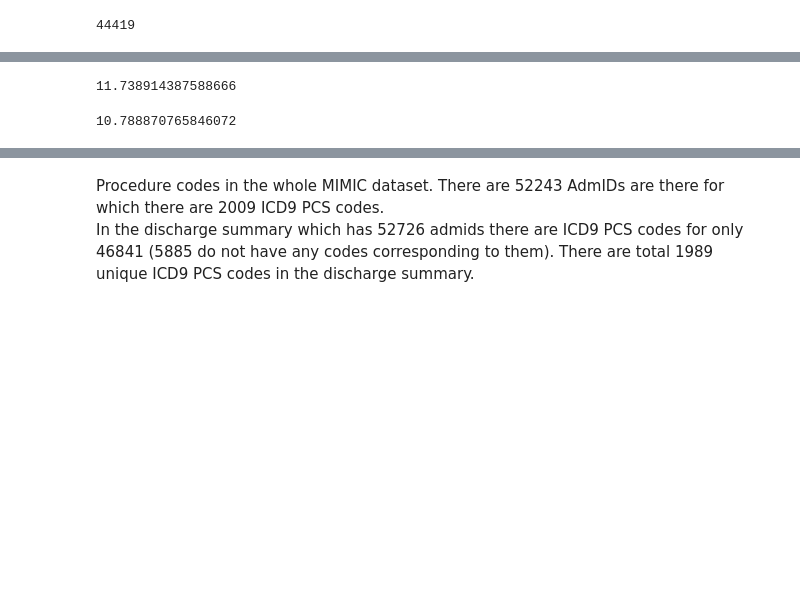
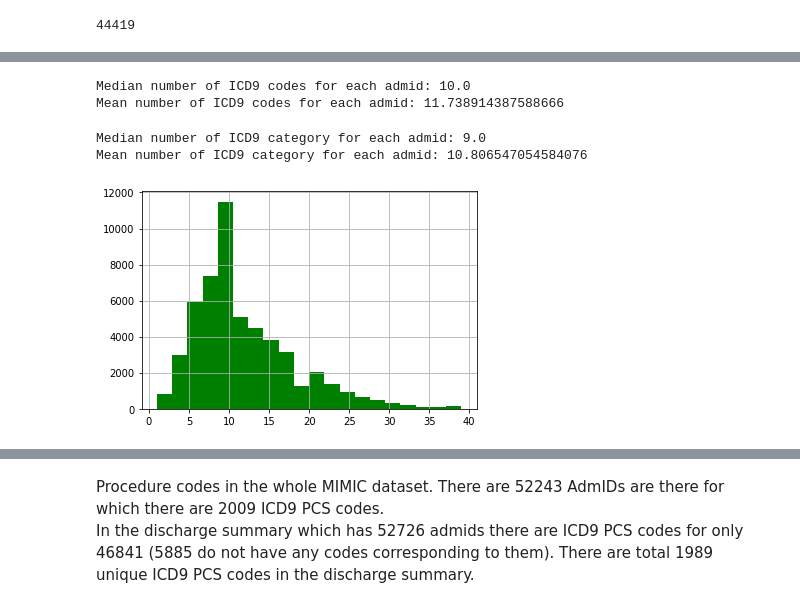
Before and after one commit to samantamrityunjay/Automatic-assignment-of-ICD10-codes, a Jupyter notebook: DataAnalysis.ipynb, the cells around one changed output, grey strips where cells are left out. Saved outputs shown, nothing was run; the diff lists cells and outputs as text; code cells hidden in the pictures; blank space fills up the shorter version.

```diff
--- a/DataAnalysis.ipynb
+++ b/DataAnalysis.ipynb
@@ -214,4 +449,4 @@ notes_icd.loc[notes_icd.HADM_ID==169684]
 # %%
-notes_icd_fewcols=notes_icd.drop(['SUBJECT_ID','ISERROR'],axis=1)
+notes_icd_agg=notes_icd.drop(['SUBJECT_ID','ISERROR'],axis=1)
 # %%
-notes_icd_fewcols.fillna('',inplace=True)
+notes_icd_agg.fillna('',inplace=True)
@@ -234,5 +469,5 @@ notes_icd_fewcols
 # %%
-notes_icd_agg=notes_icd_fewcols.groupby('HADM_ID').agg(','.join).reset_index()
+notes_icd_agg=notes_icd_agg.groupby('HADM_ID',as_index=False).agg(','.join).reset_index()
 # %%
 notes_icd_agg
 # %% [output]
@@ -255,9 +490,9 @@ def split_string_list(x):
 # %%
 def categoryfromlist(x):
   for i in x:
-    y=re.search("(\d{3}|[VE]\d{2})",i)
+    y=re.search("(\d{3}|V\d{2}|E\d{3})",i)
     if y:
-      return list(set([re.split("(\d{3}|[VE]\d{2})",i)[1] for i in x]))
+      return list(set([re.split("(\d{3}|V\d{2}|E\d{3})",i)[1] for i in x]))
     else:
       return []
 # %%
@@ -399,11 +618,18 @@ notes_icd_agg.loc[notes_icd_agg.ICD9_CATEGORY.apply(lambda x:any(item in top50_i
 # %%
-notes_icd_agg.ICD9_CODE_x.apply(lambda x:len(set(x))).median()
-notes_icd_agg.ICD9_CODE_x.apply(lambda x:len(set(x))).mean()
+print("Median number of ICD9 codes for each admid:",notes_icd_agg.ICD9_CODE_x.apply(lambda x:len(set(x))).median())
+print("Mean number of ICD9 codes for each admid:",notes_icd_agg.ICD9_CODE_x.apply(lambda x:len(set(x))).mean())
 # %% [output]
-11.738914387588666
+Median number of ICD9 codes for each admid: 10.0
+Mean number of ICD9 codes for each admid: 11.738914387588666
 # %%
-notes_icd_agg.ICD9_CATEGORY.apply(lambda x:len(set(x))).median()
-notes_icd_agg.ICD9_CATEGORY.apply(lambda x:len(set(x))).mean()
+print("Median number of ICD9 category for each admid:",notes_icd_agg.ICD9_CATEGORY.apply(lambda x:len(set(x))).median())
+print("Mean number of ICD9 category for each admid:",notes_icd_agg.ICD9_CATEGORY.apply(lambda x:len(set(x))).mean())
 # %% [output]
-10.788870765846072
+Median number of ICD9 category for each admid: 9.0
+Mean number of ICD9 category for each admid: 10.806547054584076
+# %%
+plt.hist(notes_icd_agg.ICD9_CODE_x.apply(lambda x:len(x)),bins=20,color='g')
+plt.grid(True)
+# %% [output]
+[figure, added]
 # %%
```
Also changed, not shown: parts of 119 cells of this notebook.
